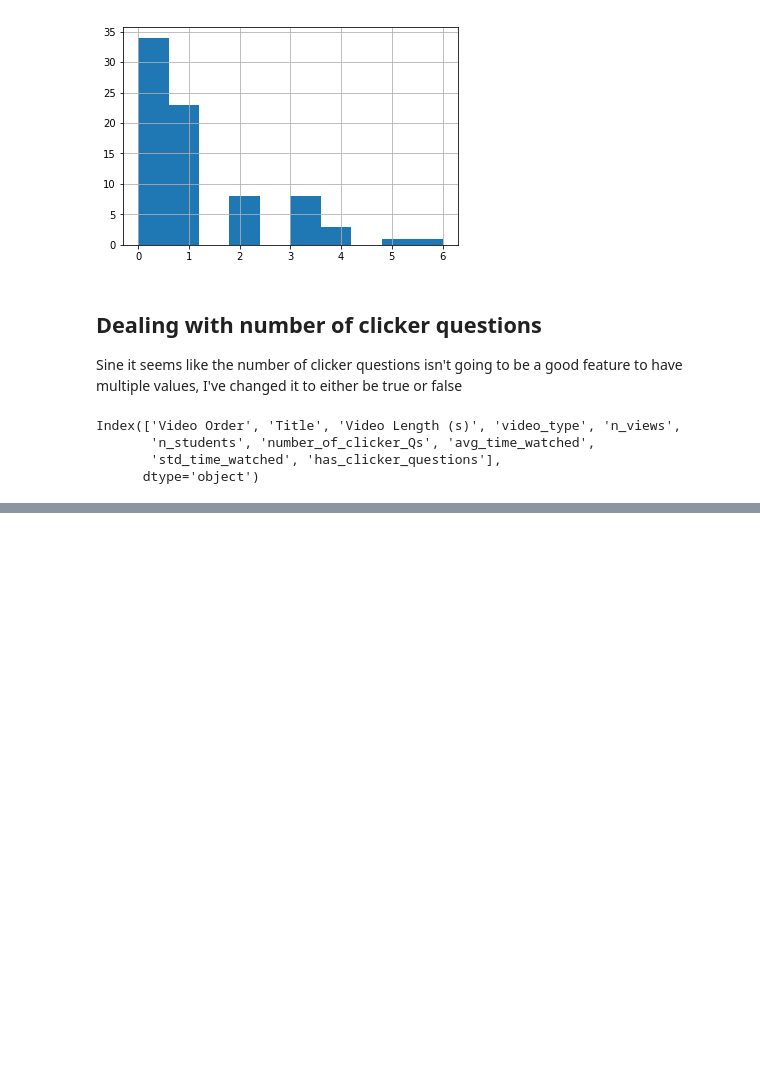
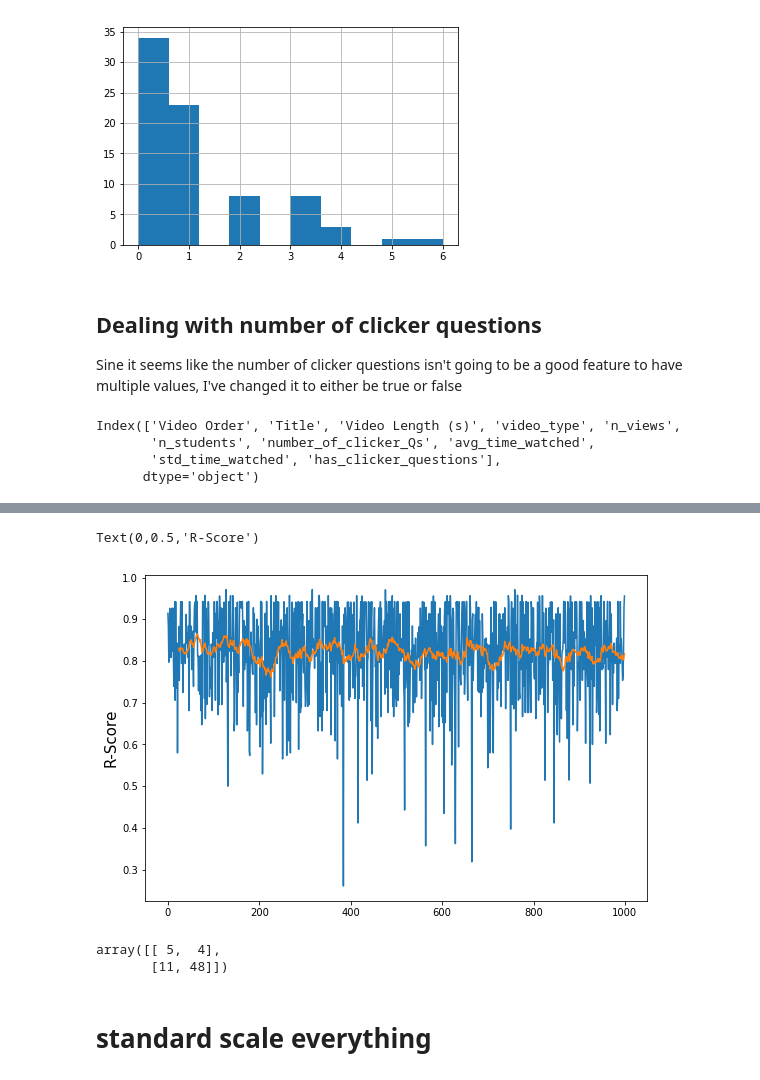
Before and after one commit to PERLMSU/quantitative-analysis-group, a Jupyter notebook: python/logistic regression - classifying video types.ipynb, the cells around one changed output, grey strips where cells are left out. Cells and saved outputs as stored; diff of their text form; code cells hidden in the pictures; blank space fills up the shorter version.

```diff
--- a/python/logistic regression - classifying video types.ipynb
+++ b/python/logistic regression - classifying video types.ipynb
@@ -66,0 +79,32 @@ array([[ 7,  1],
+# %%
+not_r_squareds = []
+coefs = []
+run = []
+for n in np.arange(1000):
+
+    lecture_id_train = np.random.choice(df[df['video_type']=='lecture video']['Video Order'], 5)
+    lab_id_train = np.random.choice(df[df['video_type']=='lab video']['Video Order'], 5)
+    train_ids = np.concatenate([lecture_id_train, lab_id_train])
+
+    train = df[df['Video Order'].isin(train_ids)]
+    test = df[~df['Video Order'].isin(train_ids)]
+
+    features = ['Video Order','Video Length (s)', 'n_views',
+           'n_students', 'avg_time_watched',
+           'std_time_watched', 'has_clicker_questions']
+
+    train_x = train[features]
+    train_y = train['video_type']
+
+    test_x = test[features]
+    test_y = test['video_type']
+
+    LR2 = LogisticRegression(solver='liblinear')
+    lrfit = LR.fit(train_x, train_y)
+    predictions = LR.predict(test_x)
+
+    not_r_squareds.append(lrfit.score(test_x, test_y))
+
+    coefs.append(lrfit.coef_[0])
+
+    run.append(n)
@@ -66,0 +129,15 @@ array([[ 7,  1],
+# %%
+fig, ax = plt.subplots(figsize=(9,6))
+ax.plot(np.arange(1000), not_r_squareds)
+ax.plot(pd.DataFrame(not_r_squareds).rolling(window=25).mean())
+ax.set_ylabel('R-Score', fontsize=15)
+# %% [output]
+Text(0,0.5,'R-Score')
+[figure, added]
+# %%
+metrics.confusion_matrix(test_y, predictions)
+# %% [output]
+array([[ 5,  4],
+       [11, 48]])
+# %% [markdown]
+# standard scale everything
```
Also changed, not shown: parts of 14 cells of this notebook.
